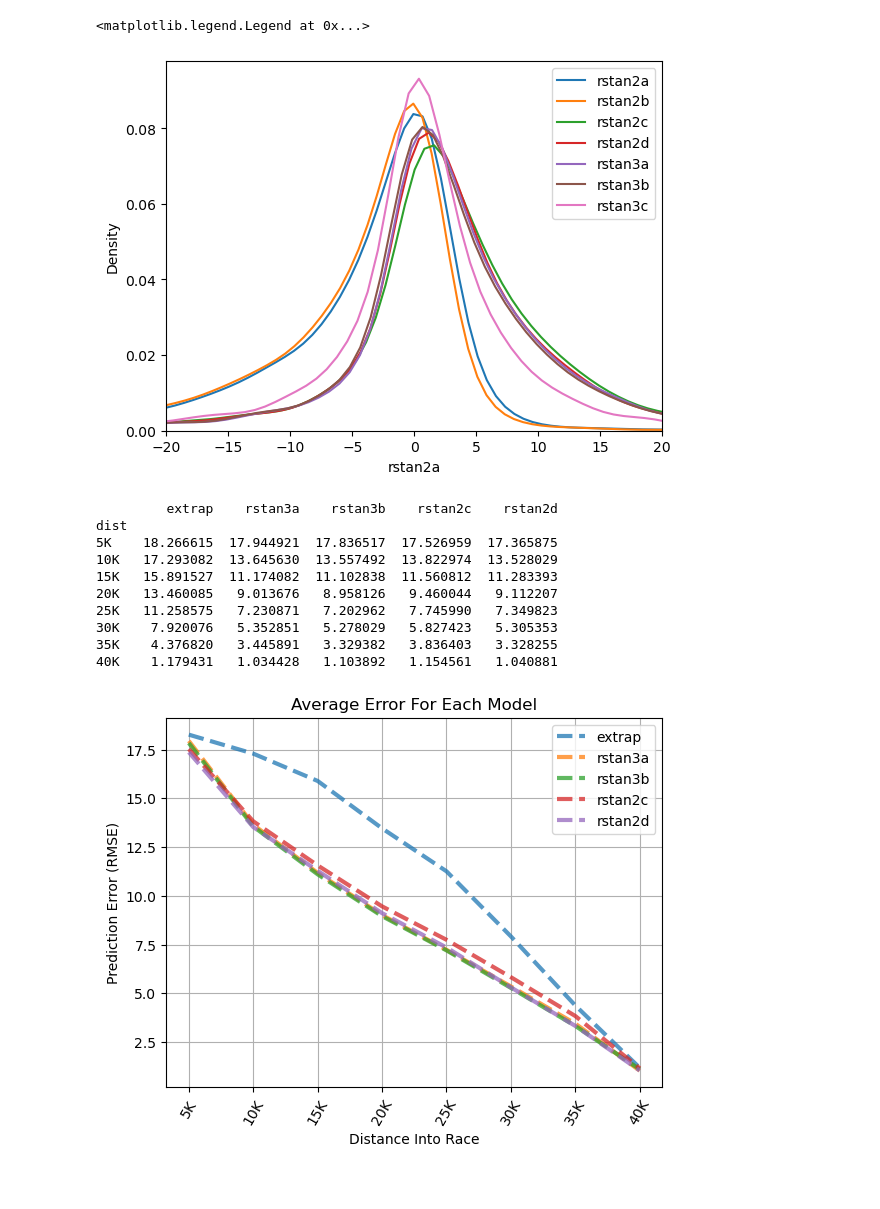
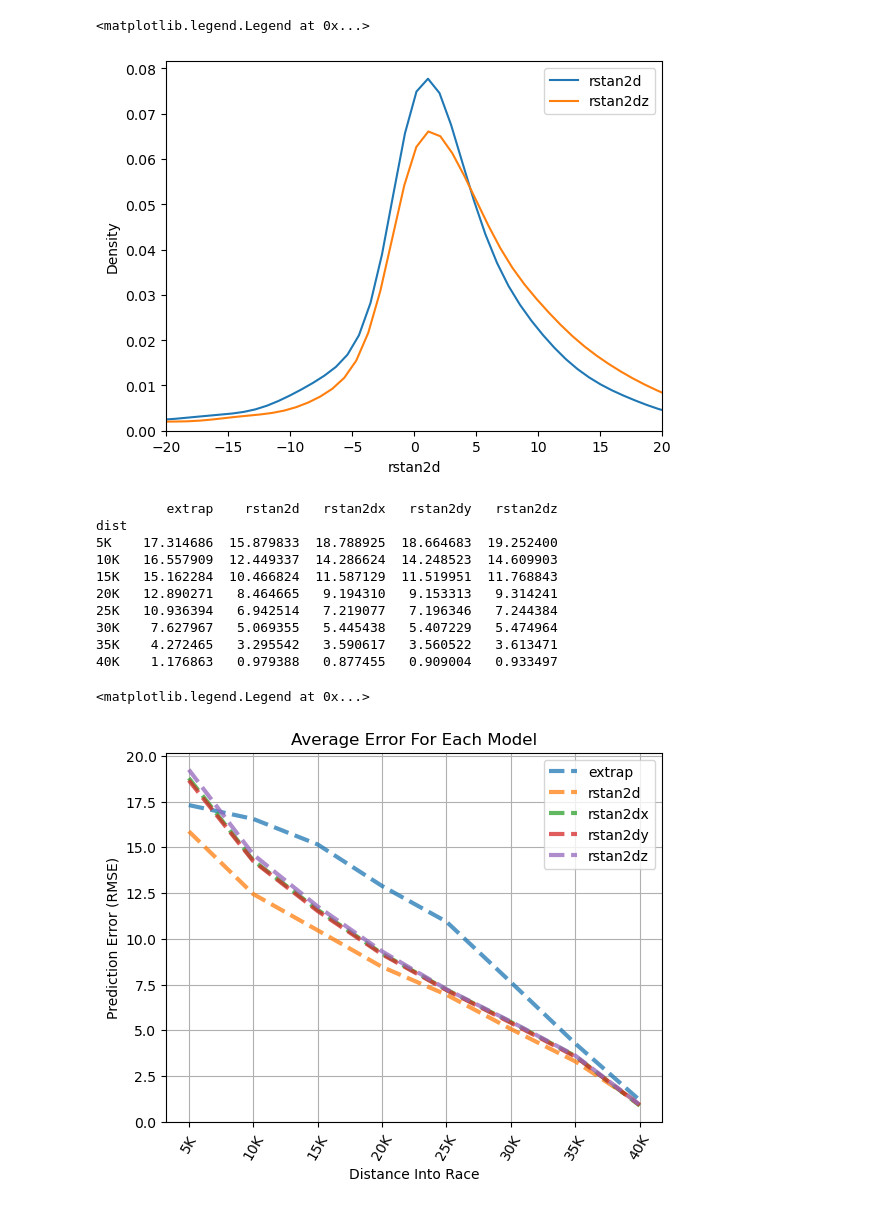
Before and after one commit to eaegerber/Marathon_Predictor, a Jupyter notebook: compare.ipynb, the cells around one changed output. Cells and saved outputs as stored; diff of their text form; code cells hidden in the pictures.

```diff
--- a/compare.ipynb
+++ b/compare.ipynb
@@ -4,7 +4,7 @@ import pandas as pd
 import matplotlib.pyplot as plt
 from utils import get_data, get_preds, get_table
 np.random.seed(2024)
-train, test = get_data(filepath="processed_data/full_data_secs.csv", size_train=1000, size_test=800)
+train, test = get_data(filepath="processed_data/full_data_secs.csv", size_train=1000, size_test=800, train_tup=(2019, 2023))
 train["propleft"] = 1 - train["prop"]
 test["propleft"] = 1 - test["prop"]
 train["propxcurr"] = train["prop"] * train["curr_pace"]
@@ -12,6 +12,11 @@ test["propxcurr"] = test["prop"] * test["curr_pace"]
 
 train['male'] = train['gender'].apply(lambda x: 1 if x == 'M' else 0)
 test['male'] = test['gender'].apply(lambda x: 1 if x == 'M' else 0)
+train["propxcurr"] = train["prop"] * train["curr_pace"]
+test["propxcurr"] = test["prop"] * test["curr_pace"]
+train["malexage"] = train["male"] * train["age"]
+test["malexage"] = test["male"] * test["age"]
 train.to_csv("train.csv")
 test.to_csv("test.csv")
+
 # test = pd.read_csv("test.csv")
@@ -22,15 +29,24 @@ model_info = {
     # "rstan1c" : ("stan_results/rs_result1c.csv", ["total_pace", "prop"],  ["beta[1]", "beta[2]"], False),
     # "rstan1d" : ("stan_results/rs_result1d.csv", ["total_pace", "curr_pace", "prop"], ["beta[1]", "beta[2]", "beta[3]"], False),
 
-    "rstan2a" : ("stan_results/rs_result2a.csv", ["total_pace"], ["beta[1]"], True),
-    "rstan2b" : ("stan_results/rs_result2b.csv", ["total_pace", "curr_pace"],  ["beta[1]", "beta[2]"], True),
-    "rstan2c" : ("stan_results/rs_result2c.csv", ["total_pace", "prop"], ["beta[1]", "beta[2]"], True),
+    # "rstan2a" : ("stan_results/rs_result2a.csv", ["total_pace"], ["beta[1]"], True),
+    # "rstan2b" : ("stan_results/rs_result2b.csv", ["total_pace", "curr_pace"],  ["beta[1]", "beta[2]"], True),
+    # "rstan2c" : ("stan_results/rs_result2c.csv", ["total_pace", "prop"], ["beta[1]", "beta[2]"], True),
     "rstan2d" : ("stan_results/rs_result2d.csv", ["total_pace", "curr_pace", "prop"], ["beta[1]", "beta[2]", "beta[3]"], True),
+    "rstan2dx" : ("stan_results/rs_result2dx.csv", ["total_pace", "curr_pace", "prop"], ["beta[1]", "beta[2]", "beta[3]"], True),
+    "rstan2dy" : ("stan_results/rs_result2dy.csv", ["total_pace", "curr_pace", "prop"], ["beta[1]", "beta[2]", "beta[3]"], True),
+    "rstan2dz" : ("stan_results/rs_result2dz.csv", ["total_pace", "curr_pace", "prop"], ["beta[1]", "beta[2]", "beta[3]"], True),
 
-    "rstan3a" : ("stan_results/rs_result3a.csv", ["total_pace", "curr_pace", "prop", "propxcurr"], ["beta[1]", "beta[2]", "beta[3]", "beta[4]"], True),
-    "rstan3b" : ("stan_results/rs_result3b.csv", ["total_pace", "curr_pace", "prop", "propxcurr", "male"], ["beta[1]", "beta[2]", "beta[3]", "beta[4]", "beta[5]"], True),
+    # "rstan3a" : ("stan_results/rs_result3a.csv", ["total_pace", "curr_pace", "prop", "propxcurr"], ["beta[1]", "beta[2]", "beta[3]", "beta[4]"], True),
+    # "rstan3b" : ("stan_results/rs_result3b.csv", ["total_pace", "curr_pace", "prop", "propxcurr", "male"], ["beta[1]", "beta[2]", "beta[3]", "beta[4]", "beta[5]"], True),
+    # "rstan3c" : ("stan_results/rs_result3c.csv", ["total_pace", "curr_pace", "prop", "propxcurr", "age"], ["beta[1]", "beta[2]", "beta[3]", "beta[4]", "beta[5]"], True),
+    # "rstan3d" : ("stan_results/rs_result3d.csv", ["total_pace", "curr_pace", "prop", "propxcurr", "male", "age"], ["beta[1]", "beta[2]", "beta[3]", "beta[4]", "beta[5]", "beta[6]"], True),
+    # "rstan3e" : ("stan_results/rs_result3e.csv", ["total_pace", "curr_pace", "prop", "propxcurr", "male", "age", "malexage"], ["beta[1]", "beta[2]", "beta[3]", "beta[4]", "beta[5]", "beta[6]", "beta[7]"], True),
 
-    "rstan3c" : ("stan_results/rs_result_1.csv", ["total_pace", "curr_pace", "prop", "propxcurr", "male"], ["beta[1]", "beta[2]", "beta[3]", "beta[4]", "beta[5]"], True),
+    # "rstan2d2" : ("stan_results/rs_result2d2.csv", ["total_pace", "curr_pace", "prop", "propxcurr", "male"], ["beta[1]", "beta[2]", "beta[3]", "beta[4]", "beta[5]"], True),
+    # "rstan2d3" : ("stan_results/rs_result2d3.csv", ["total_pace", "curr_pace", "prop", "propxcurr", "male"], ["beta[1]", "beta[2]", "beta[3]", "beta[4]", "beta[5]"], True),
+    # "rstan2d4" : ("stan_results/rs_result2d4.csv", ["total_pace", "curr_pace", "prop", "propxcurr", "male"], ["beta[1]", "beta[2]", "beta[3]", "beta[4]", "beta[5]"], True),
+    # "rstan2d5" : ("stan_results/rs_result2d5.csv", ["total_pace", "curr_pace", "prop", "propxcurr", "male"], ["beta[1]", "beta[2]", "beta[3]", "beta[4]", "beta[5]"], True),
 }
 
 models = {k: pd.read_csv(v[0]) for k, v in model_info.items()}
@@ -61,7 +81,7 @@ array([[3.45770303, 3.55477524, 3.79704851, ..., 4.06882452, 3.66620499,
 test2 = test.copy()
 for k, v in model_preds.items():
     test2[k] = get_table(v)["stan"]
-test2["extrap"] = get_table(model_preds["rstan3a"])["extrap"]
+test2["extrap"] = get_table(model_preds["rstan2d"])["extrap"]
 test2
 # %% [output]
 |  | id | dist | curr_pace | total_pace | finish | age | gender | year | prop | propleft | ... |
@@ -95,35 +115,36 @@ plt.xlim(-20, 20)
 plt.legend()
 # %% [output]
 <matplotlib.legend.Legend at 0x...>
-[figure, old version]
+[figure, new version]
 # %%
 labels = ["extrap", "rstan2a", "rstan2b", "rstan2c", "rstan2d"]
-labels = ["extrap", "rstan3a", "rstan3b", "rstan2c", "rstan2d"]
+labels = ["extrap", "rstan2d", "rstan2dx", "rstan2dy", "rstan2dz"]#"rstan3a", "rstan3b", "rstan3c", "rstan3d"]
+# labels = ["extrap", "rstan2d2", "rstan2d4", "rstan2d5", "rstan2d3"]
 
-colors = ["C0", "C1", "C2", "C3", "C4", "C5", "C6", "C7", "C8"]
-colors = ["C0", "C1", "C2", "C3", "C4"]
+colors = [f"C{i}" for i in range(len(labels))] # colors = ["C0", "C1", "C2", "C3", "C4"]
 styles = '--'
 mks = ["5K", "10K", "15K", "20K", "25K", "30K", "35K", "40K"]
 table_group = test2.groupby(["dist"])[labels].apply(lambda x: (x ** 2).mean() ** 0.5).loc[mks]
 print(table_group)
 table_group.plot(label=table_group.columns,  style=styles, linewidth=3, grid=True, alpha=0.75, color=colors)
 
 plt.xlabel("Distance Into Race")
 plt.ylabel("Prediction Error (RMSE)")
 plt.xticks(rotation=60)
 plt.title("Average Error For Each Model")
 plt.grid(True)
 plt.legend()
-plt.savefig("analysis/all_errors3.png", bbox_inches="tight")
+# plt.savefig("analysis/all_errors3.png", bbox_inches="tight")
 # %% [output]
-         extrap    rstan3a    rstan3b    rstan2c    rstan2d
+         extrap    rstan2d   rstan2dx   rstan2dy   rstan2dz
 dist
-5K    18.266615  17.944921  17.836517  17.526959  17.365875
-10K   17.293082  13.645630  13.557492  13.822974  13.528029
-15K   15.891527  11.174082  11.102838  11.560812  11.283393
-20K   13.460085   9.013676   8.958126   9.460044   9.112207
-25K   11.258575   7.230871   7.202962   7.745990   7.349823
-30K    7.920076   5.352851   5.278029   5.827423   5.305353
-35K    4.376820   3.445891   3.329382   3.836403   3.328255
-40K    1.179431   1.034428   1.103892   1.154561   1.040881
+5K    17.314686  15.879833  18.788925  18.664683  19.252400
+10K   16.557909  12.449337  14.286624  14.248523  14.609903
+15K   15.162284  10.466824  11.587129  11.519951  11.768843
+20K   12.890271   8.464665   9.194310   9.153313   9.314241
+25K   10.936394   6.942514   7.219077   7.196346   7.244384
+30K    7.627967   5.069355   5.445438   5.407229   5.474964
+35K    4.272465   3.295542   3.590617   3.560522   3.613471
+40K    1.176863   0.979388   0.877455   0.909004   0.933497
+<matplotlib.legend.Legend at 0x...>
-[figure, old version]
+[figure, new version]
```
Also changed, not shown: parts of 15 cells of this notebook, 2 other files.
